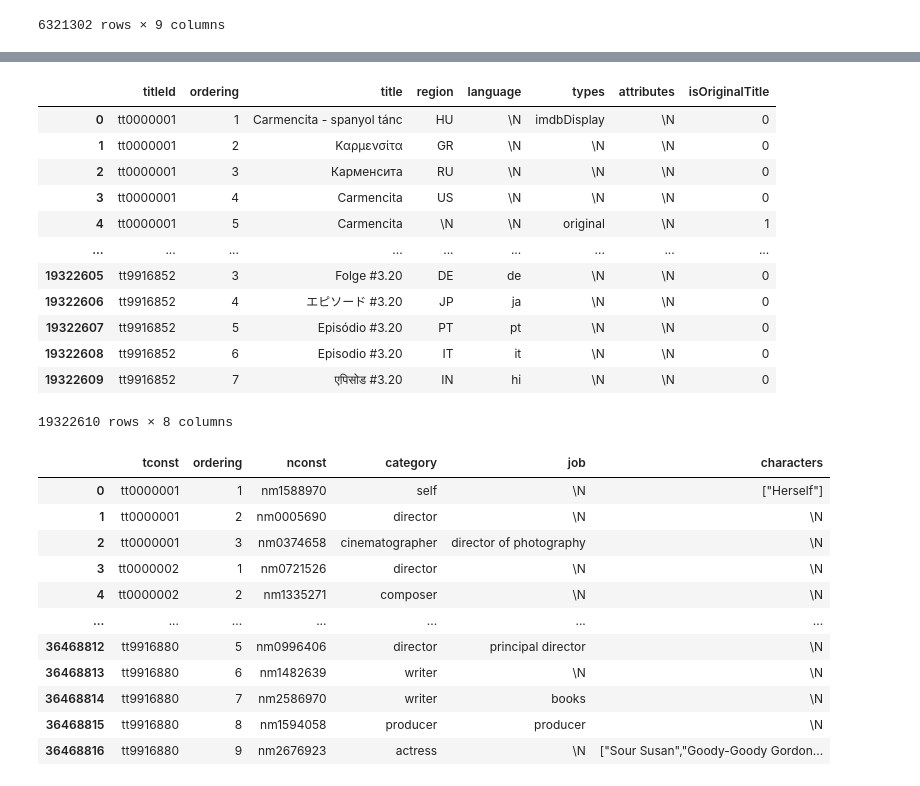
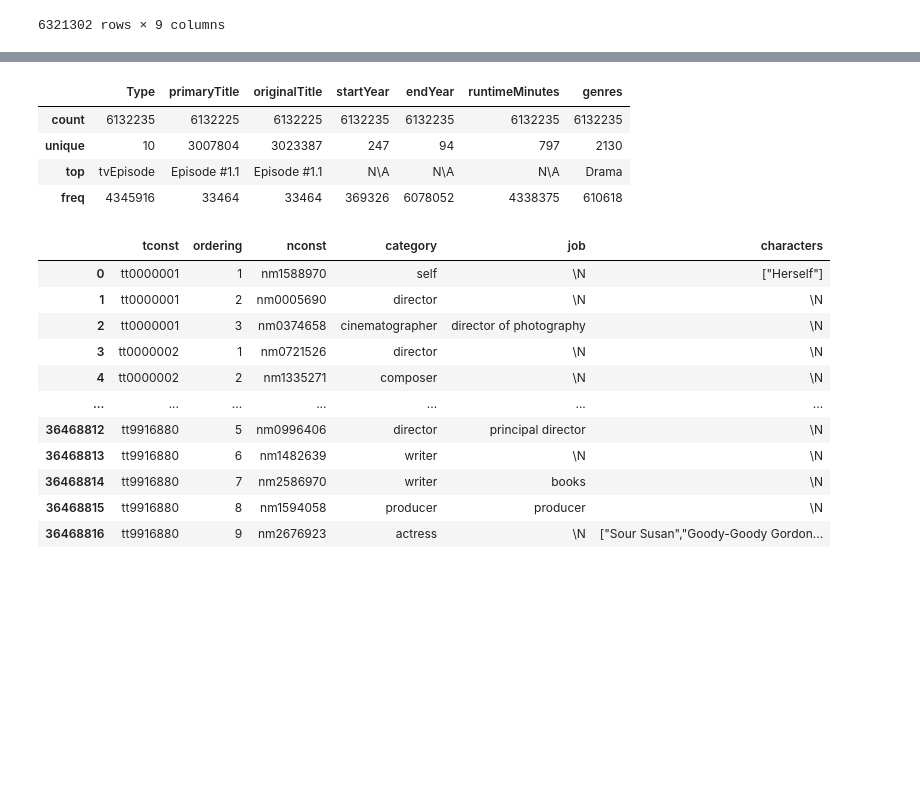
Before and after one commit to MichelleLucio/project_etl, a Jupyter notebook: read TSV.ipynb, the cells around one changed output, grey strips where cells are left out. Cells and saved outputs as stored; diff of their text form; code cells hidden in the pictures; blank space fills up the shorter version.

```diff
--- a/read TSV.ipynb
+++ b/read TSV.ipynb
@@ -28,21 +61,18 @@ title_basics_df
+# %%
+#Review the data
+title_basics_clean.describe()
+# %% [output]
+|  | Type | primaryTitle | originalTitle | startYear | endYear | runtimeMinutes | genres |
+| count | 6132235 | 6132225 | 6132225 | 6132235 | 6132235 | 6132235 | 6132235 |
+| unique | 10 | 3007804 | 3023387 | 247 | 94 | 797 | 2130 |
+| top | tvEpisode | Episode #1.1 | Episode #1.1 | N\A | N\A | N\A | Drama |
+| freq | 4345916 | 33464 | 33464 | 369326 | 6078052 | 4338375 | 610618 |
 # %%
 # Read the original data files (.tsv files)
-title_akas_df= pd.read_csv(title_akas_file, sep='\t')
-title_akas_df
+#title_akas_df= pd.read_csv(title_akas_file, sep='\t')
+#title_akas_df
+
+##Not using akas file for current project.
-# %% [output]
-|  | titleId | ordering | title | region | language | types | attributes | isOriginalTitle |
-| 0 | tt0000001 | 1 | Carmencita - spanyol tánc | HU | \N | imdbDisplay | \N | 0 |
-| 1 | tt0000001 | 2 | Καρμενσίτα | GR | \N | \N | \N | 0 |
-| 2 | tt0000001 | 3 | Карменсита | RU | \N | \N | \N | 0 |
-| 3 | tt0000001 | 4 | Carmencita | US | \N | \N | \N | 0 |
-| 4 | tt0000001 | 5 | Carmencita | \N | \N | original | \N | 1 |
-| ... | ... | ... | ... | ... | ... | ... | ... | ... |
-| 19322605 | tt9916852 | 3 | Folge #3.20 | DE | de | \N | \N | 0 |
-| 19322606 | tt9916852 | 4 | エピソード #3.20 | JP | ja | \N | \N | 0 |
-| 19322607 | tt9916852 | 5 | Episódio #3.20 | PT | pt | \N | \N | 0 |
-| 19322608 | tt9916852 | 6 | Episodio #3.20 | IT | it | \N | \N | 0 |
-| 19322609 | tt9916852 | 7 | एपिसोड #3.20 | IN | hi | \N | \N | 0 |
-19322610 rows × 8 columns
 # %%
 # Read the original data files (.tsv files)
 title_principals_df= pd.read_csv(title_principals_file, sep='\t')
```
Also changed, not shown: parts of 9 cells of this notebook.
